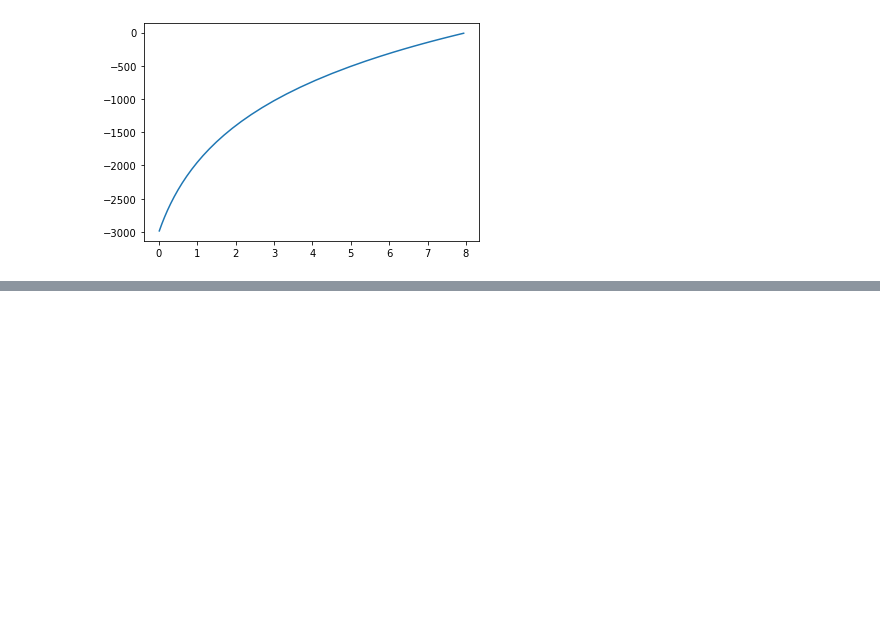
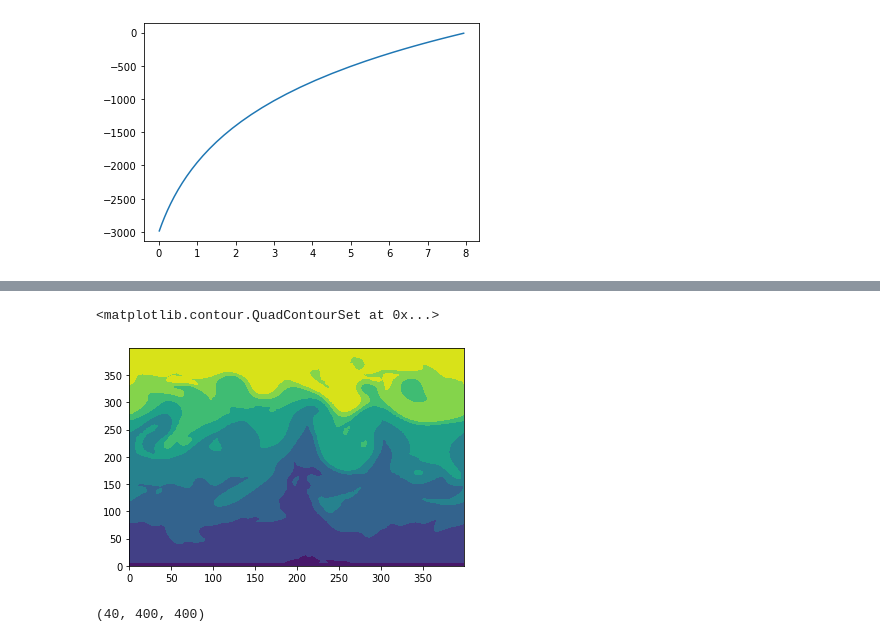
Before and after one commit to dhruvbalwada/channel_simulations_template, a Jupyter notebook: input/channel_inputs.ipynb, the cells around one changed output, grey strips where cells are left out. Drawn from its saved outputs; the diff is of its cells as text; code cells hidden in the pictures; blank space fills up the shorter version.

```diff
--- a/input/channel_inputs.ipynb
+++ b/input/channel_inputs.ipynb
@@ -199,0 +234,28 @@ T_sponge.astype(tp).tofile(output_dir + 'temp_initial_%03d.bin' % resolution)
+# %%
+hydro_reshaped_pad = np.zeros([len(Z), len(ytemp)+2, len(xtemp)+2])
+
+hydro_reshaped_pad[:,1:len(ytemp)+1,1:len(xtemp)+1] = ds['T'].isel(time=-1).values
+
+hydro_reshaped_pad[:,:,0] = hydro_reshaped_pad[:,:,1]
+hydro_reshaped_pad[:,:,-1] = hydro_reshaped_pad[:,:,1]
+hydro_reshaped_pad[:,0,:] = hydro_reshaped_pad[:,1,:]
+hydro_reshaped_pad[:,-1,:] = hydro_reshaped_pad[:,-3,:]
+hydro_reshaped_pad[:,-2,:] = hydro_reshaped_pad[:,-3,:]
+# %%
+from scipy.interpolate import LinearNDInterpolator, NearestNDInterpolator
+new_temp = np.zeros((len(Z),len(yn[:,0]),len(xn[0,:])))
+# %%
+for klev in range(0, len(Z)):
+
+    data = hydro_reshaped_pad[klev,:,:]
+
+    points = np.vstack((yo2.ravel(), xo2.ravel())).T
+    values = data.ravel()
+    lint = LinearNDInterpolator(points, values)
+
+    new_points = np.vstack((yn.ravel(), xn.ravel())).T
+
+    new_values = lint(new_points)
+
+    new_temp[klev,:,:] = new_values.reshape(xn.shape)
+    print(klev)
@@ -199,0 +280,9 @@ T_sponge.astype(tp).tofile(output_dir + 'temp_initial_%03d.bin' % resolution)
+# %%
+plt.contourf(new_temp[0,:,:])
+# %% [output]
+<matplotlib.contour.QuadContourSet at 0x...>
+[figure, added]
+# %%
+new_temp.shape
+# %% [output]
+(40, 400, 400)
```
Also changed, not shown: parts of 20 cells of this notebook, 4 other files.
